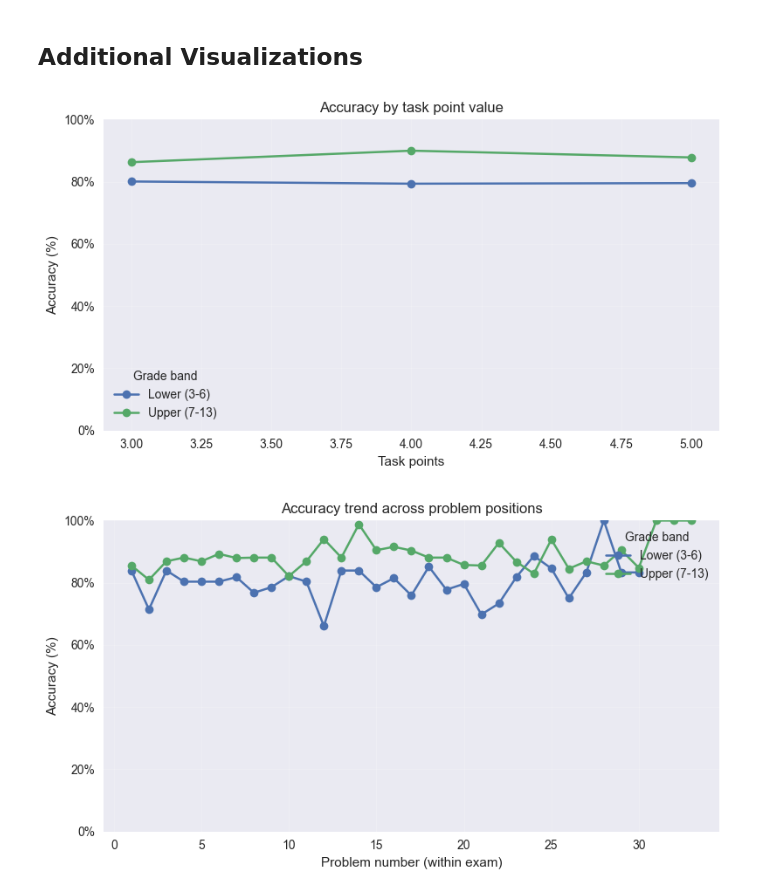
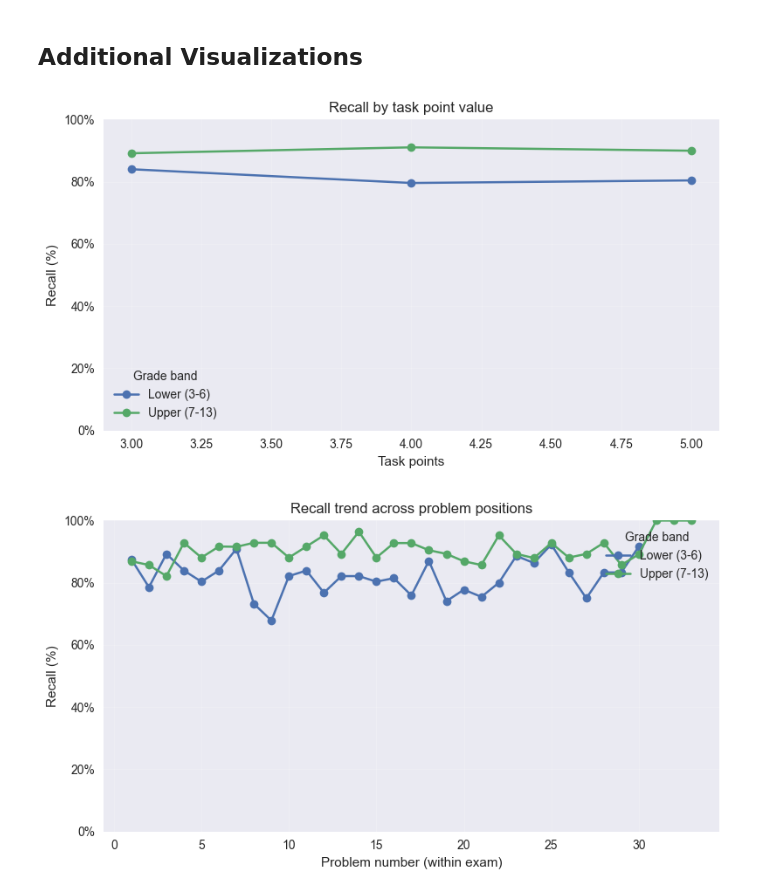
Before and after one commit to janishahn/kaenguru_benchmark, a Jupyter notebook: evaluate_results.ipynb, the cells around one changed output. Saved outputs shown, nothing was run; the diff lists cells and outputs as text; code cells hidden in the pictures.

Commit message:
Add question inspection notebook and more results evaluation

```diff
--- a/evaluate_results.ipynb
+++ b/evaluate_results.ipynb
@@ -6,7 +6,7 @@ import os
 import pandas as pd
 
 # Set run_designator to None for latest, or specify a run directory name
-run_designator = "20251014_080823_qwen-qwen3-vl-235b-a22b-thinking"  # e.g., "20250929_175455_anthropic-claude-sonnet-4.5"
+run_designator = "20251013_191510_openai-gpt-5"  # e.g., "20250929_175455_anthropic-claude-sonnet-4.5"
 
 runs_dir = 'runs'
 if run_designator is None:
@@ -14,7 +14,7 @@ if run_designator is None:
 else:
     latest_run = run_designator
 
-results_file = os.path.join(runs_dir, latest_run, 'results.filled.filled.filled.parquet')
+results_file = os.path.join(runs_dir, latest_run, 'results.filled.parquet')
 
 df = pd.read_parquet(results_file)
 print("Dataset shape:", df.shape)
@@ -1683,8 +2166,9 @@ try:
 except OSError:
     plt.style.use('ggplot')
 # %%
-# Accuracy vs point value per grade band
+# Recall vs point value per grade band (no attempted-only filtering)
 import score_utils
+from matplotlib import ticker as mticker
 
 def _infer_primary_grade(group_label):
     numbers = score_utils.extract_grade_numbers(group_label)
@@ -1700,72 +2184,79 @@ def _infer_grade_band(group_label):
         return 'Upper (7-13)'
     return 'Other'
 
-question_stats = df[df['attempted']].copy()
+# Use all questions and compute recall per slice
+question_stats = df.copy()
 question_stats['points'] = pd.to_numeric(question_stats['points'], errors='coerce')
 question_stats['problem_number_num'] = pd.to_numeric(question_stats['problem_number'], errors='coerce')
 question_stats['grade_band'] = question_stats['group'].apply(_infer_grade_band)
 
 points_summary = (
     question_stats.dropna(subset=['points'])
-    .groupby(['grade_band', 'points'])['answered_correctly']
-    .mean()
+    .groupby(['grade_band', 'points']).agg(
+        total=('answered_correctly', 'size'),
+        correct=('answered_correctly', 'sum'),
+    )
+    .assign(recall=lambda d: d['correct'] / d['total'] * 100)
     .reset_index()
 )
 
 if points_summary.empty:
-    print('No point-based accuracy data available.')
+    print('No point-based recall data available.')
 else:
     fig, ax = plt.subplots(figsize=(8, 4.5))
     for band, subset in points_summary.groupby('grade_band'):
         ax.plot(
             subset['points'],
-            subset['answered_correctly'] * 100,
+            subset['recall'],
             marker='o',
             linewidth=1.8,
             label=band,
         )
     ax.set_xlabel('Task points')
-    ax.set_ylabel('Accuracy (%)')
-    ax.set_title('Accuracy by task point value')
+    ax.set_ylabel('Recall (%)')
+    ax.set_title('Recall by task point value')
     ax.set_ylim(0, 100)
     ax.yaxis.set_major_formatter(mticker.PercentFormatter())
     ax.grid(alpha=0.2)
     ax.legend(title='Grade band', loc='lower left')
     plt.tight_layout()
 # %% [output]
-[figure, old version]
+[figure, new version]
 # %%
-# Accuracy vs problem position
+# Recall vs problem position
 position_summary = (
     question_stats.dropna(subset=['problem_number_num'])
-    .groupby(['grade_band', 'problem_number_num'])['answered_correctly']
-    .mean()
+    .groupby(['grade_band', 'problem_number_num']).agg(
+        total=('answered_correctly', 'size'),
+        correct=('answered_correctly', 'sum'),
+    )
+    .assign(recall=lambda d: d['correct'] / d['total'] * 100)
     .reset_index()
 )
 
 if position_summary.empty:
     print('No problem position data available.')
 else:
     fig, ax = plt.subplots(figsize=(8, 4.5))
     for band, subset in position_summary.groupby('grade_band'):
         subset = subset.sort_values('problem_number_num')
         ax.plot(
             subset['problem_number_num'],
-            subset['answered_correctly'] * 100,
+            subset['recall'],
             marker='o',
             linewidth=1.8,
             label=band,
         )
     ax.set_xlabel('Problem number (within exam)')
-    ax.set_ylabel('Accuracy (%)')
-    ax.set_title('Accuracy trend across problem positions')
+    ax.set_ylabel('Recall (%)')
+    ax.set_title('Recall trend across problem positions')
     ax.set_ylim(0, 100)
     ax.yaxis.set_major_formatter(mticker.PercentFormatter())
     ax.grid(alpha=0.2)
     ax.legend(title='Grade band', loc='upper right')
     plt.tight_layout()
 # %% [output]
-[figure, old version]
+[figure, new version]
 # %%
 # Heatmap of LLM percentile by year and grade
 if comparison_df.empty:
```
Also changed, not shown: parts of 31 cells of this notebook, 1 other file.
